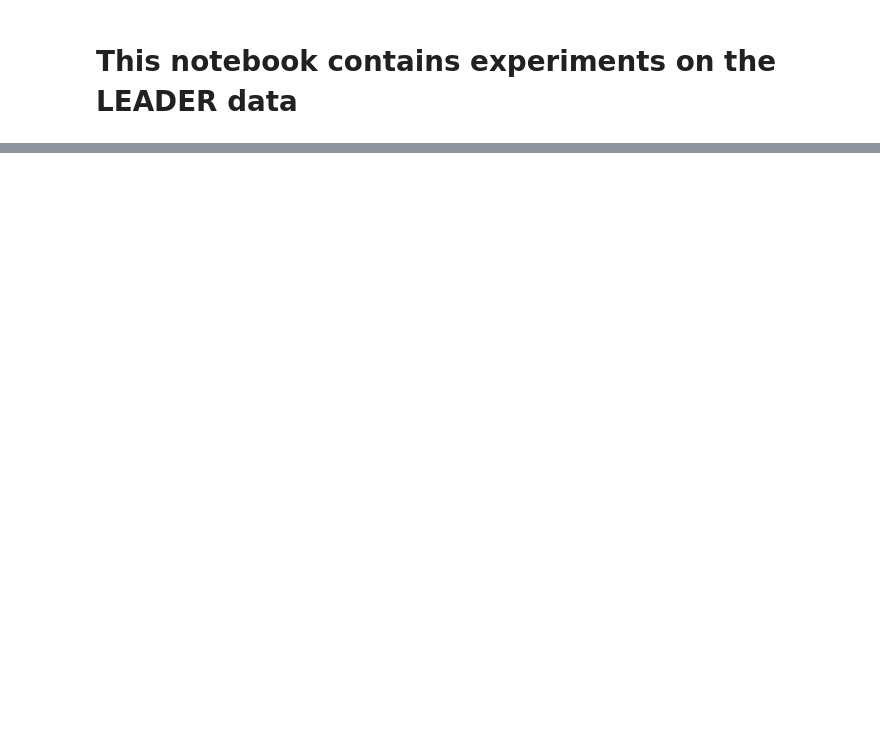
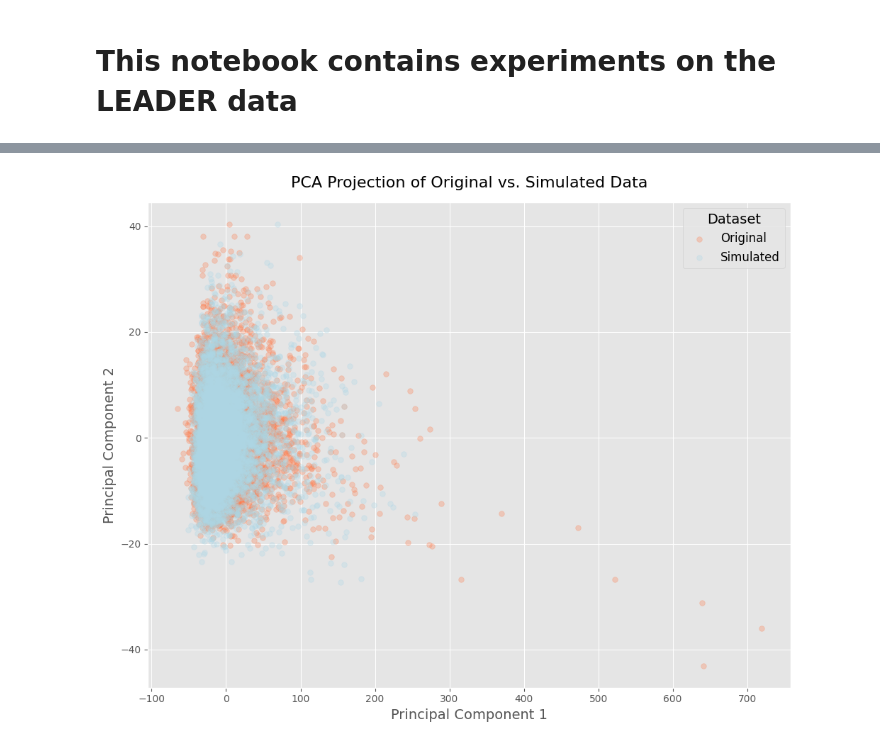
Before and after one commit to xwshen51/frengression, a Jupyter notebook: leader/simulation_leader.ipynb, the cells around one changed output, grey strips where cells are left out. Saved outputs shown, nothing was run; the diff lists cells and outputs as text; code cells hidden in the pictures; blank space fills up the shorter version.

```diff
--- a/leader/simulation_leader.ipynb
+++ b/leader/simulation_leader.ipynb
@@ -286,0 +350,61 @@ original_df.describe()
+# %%
+x,z=model.sample_xz(sample_size=df_bsl_filtered.shape[0])
+# x,z=model.sample_xz(sample_size=5000)
+xz=torch.cat([x,z],dim=1)
+original_df = deepcopy(df_bsl_filtered)
+simulated_df = pd.DataFrame(xz.numpy())
+simulated_df.columns = original_df.columns[1:]
+original_df ['source'] = 'original'
+simulated_df['source'] = 'simulated'
+original_df.drop(columns={'USUBJID'},inplace=True)
+combined_df = pd.concat([original_df, simulated_df], ignore_index=True)
+# %%
+import pandas as pd
+import numpy as np
+import matplotlib.pyplot as plt
+from sklearn.decomposition import PCA
+
+# --- Prepare the Data ---
+# Label each DataFrame
+original_df['source'] = 'Original'
+simulated_df['source'] = 'Simulated'
+
+# Combine the two datasets
+combined_df = pd.concat([original_df, simulated_df], ignore_index=True)
+features = combined_df.drop(columns='source')
+labels = combined_df['source']
+
+# --- PCA Transformation ---
+pca = PCA(n_components=2)
+pca_result = pca.fit_transform(features)
+pca_df = pd.DataFrame(pca_result, columns=['PC1', 'PC2'])
+pca_df['source'] = labels.values
+
+# --- Plotting ---
+# Choose a clean style: try 'seaborn' if available, else use 'ggplot'
+style = 'seaborn' if 'seaborn' in plt.style.available else 'ggplot'
+plt.style.use(style)
+
+fig, ax = plt.subplots(figsize=(10, 8))
+
+# Define colors: 'coral' for Original and 'lightblue' for Simulated.
+colors = {'Original': 'coral', 'Simulated': 'lightblue'}
+
+# Plot each dataset without edge colors
+for group in pca_df['source'].unique():
+    group_data = pca_df[pca_df['source'] == group]
+    ax.scatter(group_data['PC1'], group_data['PC2'],
+               s=30, alpha=0.3, label=group, color=colors[group])
+
+# Set titles and labels with a modern font size
+ax.set_title('PCA Projection of Original vs. Simulated Data', fontsize=16, pad=15)
+ax.set_xlabel('Principal Component 1', fontsize=14)
+ax.set_ylabel('Principal Component 2', fontsize=14)
+
+# Customize the legend
+ax.legend(title='Dataset', fontsize=12, title_fontsize=14, loc='best')
+
+plt.tight_layout()
+plt.show()
+# %% [output]
+[figure, added]
```
Also changed, not shown: parts of 16 cells of this notebook, 2 other files.
